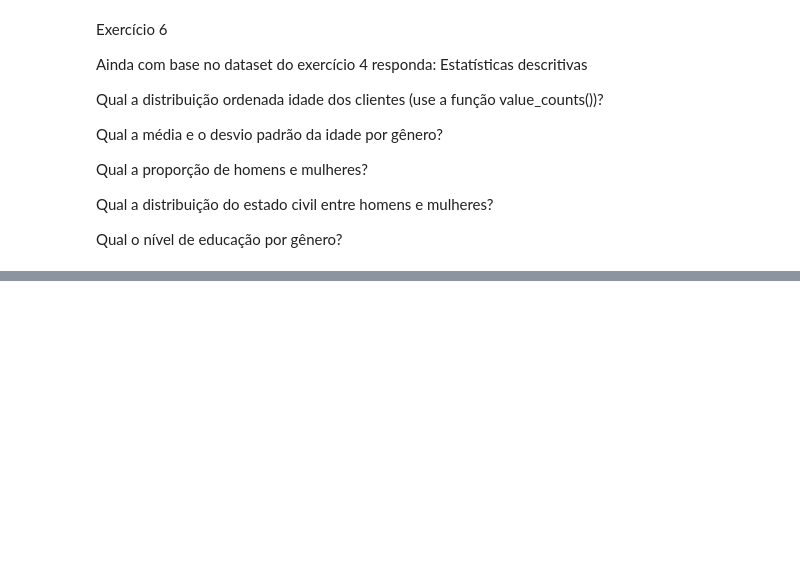
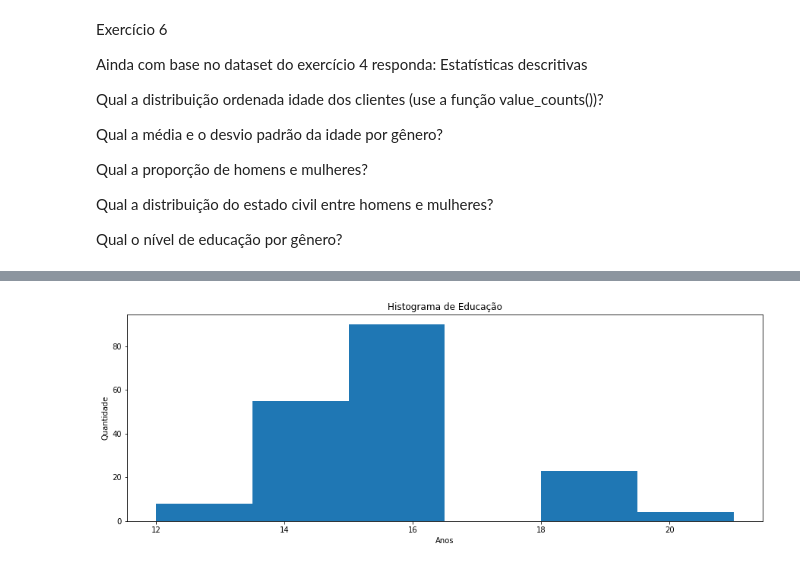
Before and after one commit to isaiastrajano/BootCamp_Python_DataScience, a Jupyter notebook: Exercicio_estatisticadescritiva.ipynb, the cells around one changed output, grey strips where cells are left out. Saved outputs shown, nothing was run; the diff lists cells and outputs as text; code cells hidden in the pictures; blank space fills up the shorter version.

```diff
--- a/Exercicio_estatisticadescritiva.ipynb
+++ b/Exercicio_estatisticadescritiva.ipynb
@@ -402,0 +553,9 @@ Qual o nível de educação por gênero?
+# %%
+plt.figure(figsize = (15, 5))
+plt.hist(dt['Education'], bins = 6)
+plt.title('Histograma de Educação')
+plt.xlabel('Anos')
+plt.ylabel('Quantidade')
+plt.show()
+# %% [output]
+[figure, added]
```
Also changed, not shown: parts of 43 cells of this notebook.
